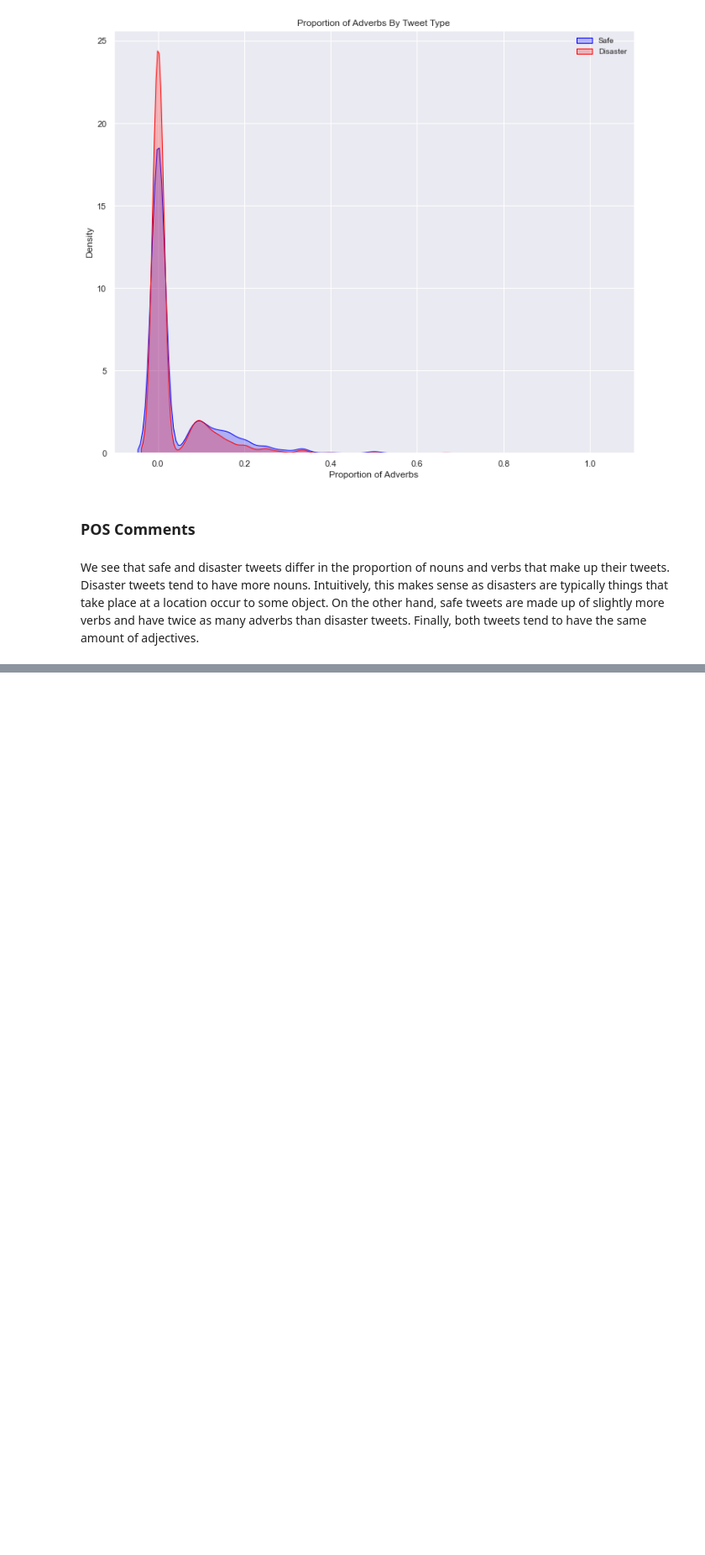
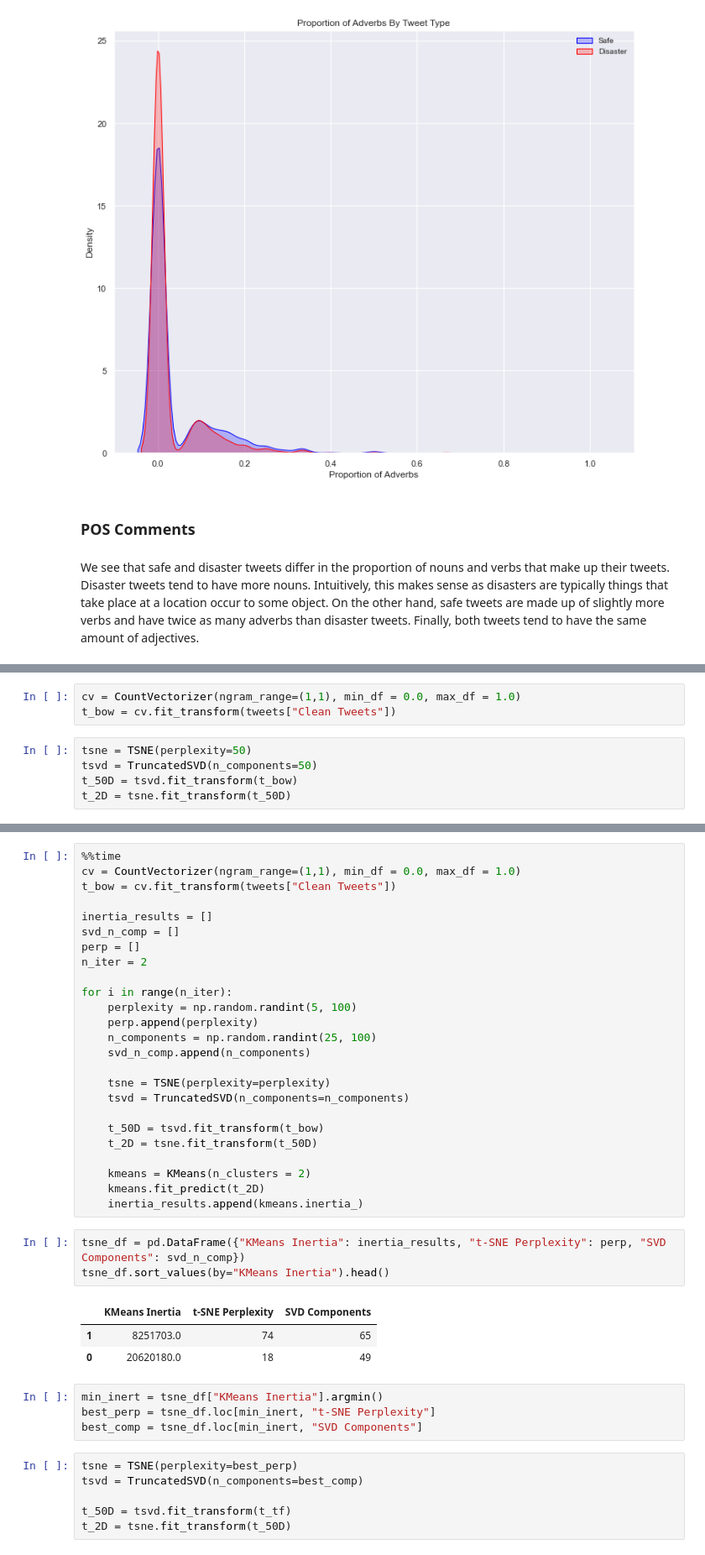
Before and after one commit to AustinYunker/Twitter-Prediction, a Jupyter notebook: Tweet Visualization.ipynb, the cells around one changed output, grey strips where cells are left out. Shown at 84% size. Drawn from its saved outputs; the diff is of its cells as text; blank space fills up the shorter version.

Commit message:
Added loop to determine the best params for TSNE and TruncSVD based on KMeans inertia value

```diff
--- a/Tweet Visualization.ipynb
+++ b/Tweet Visualization.ipynb
@@ -501,0 +463,8 @@ Text(0.5, 1.0, 't-SNE Visualization of Tweets')
+# %%
+cv = CountVectorizer(ngram_range=(1,1), min_df = 0.0, max_df = 1.0)
+t_bow = cv.fit_transform(tweets["Clean Tweets"])
+# %%
+tsne = TSNE(perplexity=50)
+tsvd = TruncatedSVD(n_components=50)
+t_50D = tsvd.fit_transform(t_bow)
+t_2D = tsne.fit_transform(t_50D)
@@ -501,0 +478,42 @@ Text(0.5, 1.0, 't-SNE Visualization of Tweets')
+# %%
+%%time
+cv = CountVectorizer(ngram_range=(1,1), min_df = 0.0, max_df = 1.0)
+t_bow = cv.fit_transform(tweets["Clean Tweets"])
+
+inertia_results = []
+svd_n_comp = []
+perp = []
+n_iter = 2
+
+for i in range(n_iter):
+    perplexity = np.random.randint(5, 100)
+    perp.append(perplexity)
+    n_components = np.random.randint(25, 100)
+    svd_n_comp.append(n_components)
+
+    tsne = TSNE(perplexity=perplexity)
+    tsvd = TruncatedSVD(n_components=n_components)
+
+    t_50D = tsvd.fit_transform(t_bow)
+    t_2D = tsne.fit_transform(t_50D)
+
+    kmeans = KMeans(n_clusters = 2)
+    kmeans.fit_predict(t_2D)
+    inertia_results.append(kmeans.inertia_)
+# %%
+tsne_df = pd.DataFrame({"KMeans Inertia": inertia_results, "t-SNE Perplexity": perp, "SVD Components": svd_n_comp})
+tsne_df.sort_values(by="KMeans Inertia").head()
+# %% [output]
+|  | KMeans Inertia | t-SNE Perplexity | SVD Components |
+| 1 | 8251703.0 | 74 | 65 |
+| 0 | 20620180.0 | 18 | 49 |
+# %%
+min_inert = tsne_df["KMeans Inertia"].argmin()
+best_perp = tsne_df.loc[min_inert, "t-SNE Perplexity"]
+best_comp = tsne_df.loc[min_inert, "SVD Components"]
+# %%
+tsne = TSNE(perplexity=best_perp)
+tsvd = TruncatedSVD(n_components=best_comp)
+
+t_50D = tsvd.fit_transform(t_tf)
+t_2D = tsne.fit_transform(t_50D)
```
Also changed, not shown: parts of 18 cells of this notebook.
